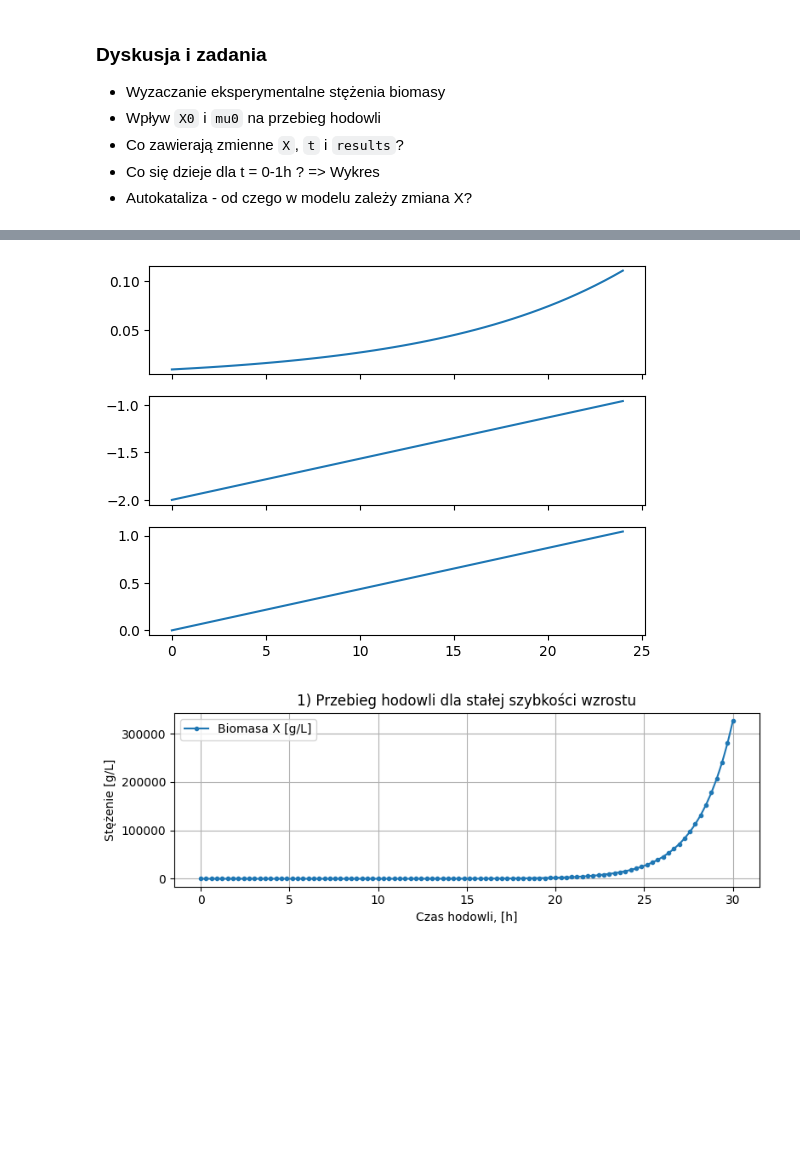
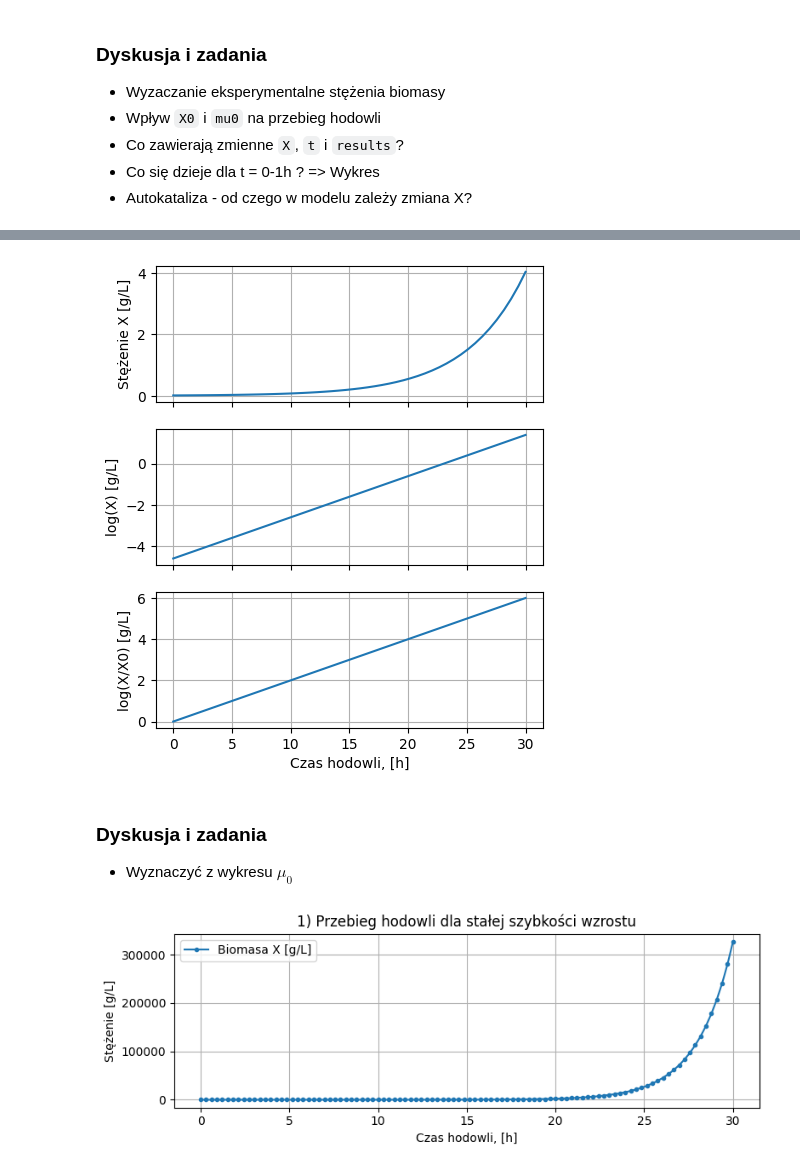
Before and after one commit to sbednarz/ModelowanieProcesowBiotechnologicznych2026, a Jupyter notebook: kinetyka_bioprocesów/02 modele wzrostu podstawy.ipynb, the cells around one changed output, grey strips where cells are left out. Drawn from its saved outputs; the diff is of its cells as text; code cells hidden in the pictures; blank space fills up the shorter version.

```diff
--- a/kinetyka_bioprocesów/02 modele wzrostu podstawy.ipynb
+++ b/kinetyka_bioprocesów/02 modele wzrostu podstawy.ipynb
@@ -405,15 +410,29 @@ Text(0, 0.5, 'Stężenie [g/L]')
 # %%
 X0 = 0.01
-t1,X1,td1 = symulacja_wzrost_exp(mu0=0.1, X0=X0, t_start=0, t_end=24)
+t1,X1,td1 = symulacja_wzrost_exp(mu0=0.2, X0=X0, t_start=0, t_end=30)
 
+# 3 wykresy na jednym, wspólna oś 'X'
+fig, axs = plt.subplots(3, 1, sharex=True, figsize=(5, 6))
 
-fig, axs = plt.subplots(3, 1, sharex=True)
+axs[0].set_ylabel("Stężenie X [g/L]")
+axs[0].grid()
 axs[0].plot(t1, X1)
-axs[1].plot(t1, np.log10(X1))
-axs[2].plot(t1, np.log10(X1/X0))
+
+axs[1].set_ylabel("log(X) [g/L]")
+axs[1].grid()
+axs[1].plot(t1, np.log(X1)) # np.log == ln, np.log10 == log (!)
+
+axs[2].set_ylabel("log(X/X0) [g/L]")
+axs[2].grid()
+axs[2].plot(t1, np.log(X1/X0))
+
+plt.xlabel("Czas hodowli, [h]")
 plt.show()
 # %% [output]
-[figure, old version]
+[figure, new version]
+# %% [markdown]
+### Dyskusja i zadania
+* Wyznaczyć z wykresu $\mu_0$
 # %%
 import numpy as np
 import matplotlib.pyplot as plt
```
Also changed, not shown: parts of 6 cells of this notebook.
